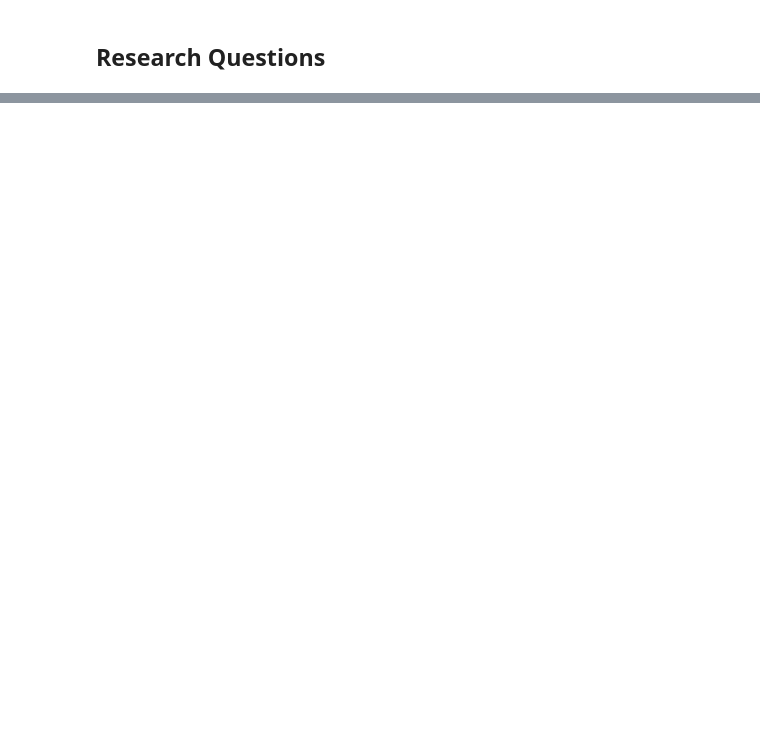
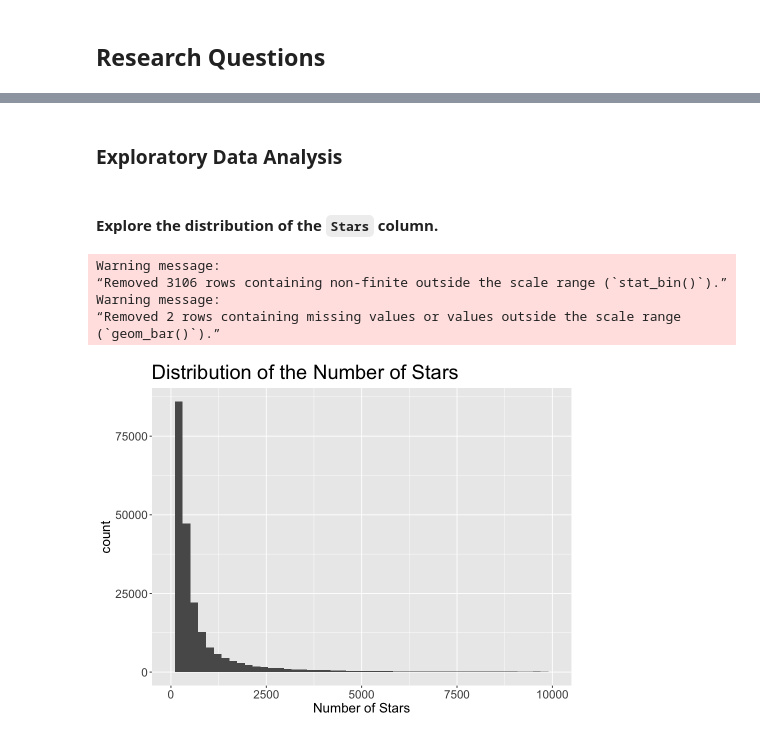
Before and after one commit to loayalabri/GitHubReposAnalysis, a Jupyter notebook: Planning_stage.ipynb, the cells around one changed output, grey strips where cells are left out. Cells and saved outputs as stored; diff of their text form; code cells hidden in the pictures; blank space fills up the shorter version.

```diff
--- a/Planning_stage.ipynb
+++ b/Planning_stage.ipynb
@@ -64,0 +85,5 @@ In this project, we are will investigate the following questions:
+# %%
+git_rep <- git_rep %>%
+    mutate(Age = as.integer(difftime(`Updated At`, `Created At`, units = "days"))) %>%
+    select(-Name, -Homepage, -URL, -Topics, -License, -Description,-`Created At`, -`Updated At`)
+head(git_rep)
@@ -64,0 +151,3 @@ In this project, we are will investigate the following questions:
+# %%
+git_rep <- git_rep %>%
+    select(-Language)
@@ -64,0 +172,11 @@ In this project, we are will investigate the following questions:
+# %%
+git_rep <- git_rep %>%
+    mutate(
+        Default_branch = case_when(
+            `Default Branch` == "master" ~ "master",
+            `Default Branch` == "main" ~ "main",
+            TRUE ~ "other"
+        )
+    ) %>%
+    select(-`Default Branch`)
+head(git_rep)
@@ -64,0 +193,25 @@ In this project, we are will investigate the following questions:
+# %% [markdown]
+### Exploratory Data Analysis
+# %% [markdown]
+#### Explore the distribution of the `Stars` column.
+# %%
+options(repr.plot.width = 8, repr.plot.height = 6)
+stars_dist <- git_rep %>%
+    ggplot(aes(Stars)) +
+    geom_histogram(bins = 50) +
+    scale_x_continuous(limits = c(0, 10000)) +
+    labs(title = "Distribution of the Number of Stars",
+    x = "Number of Stars") +
+    theme(
+    plot.title = element_text(size = 24),
+    axis.title = element_text(size = 16),
+    axis.text = element_text(size = 14),
+  )
+stars_dist
+# %% [output]
+Warning message:
+“Removed 3106 rows containing non-finite outside the scale range (`stat_bin()`).”
+Warning message:
+“Removed 2 rows containing missing values or values outside the scale range
+(`geom_bar()`).”
+[figure, added]
```
Also changed, not shown: parts of 41 cells of this notebook, 1 other file.
